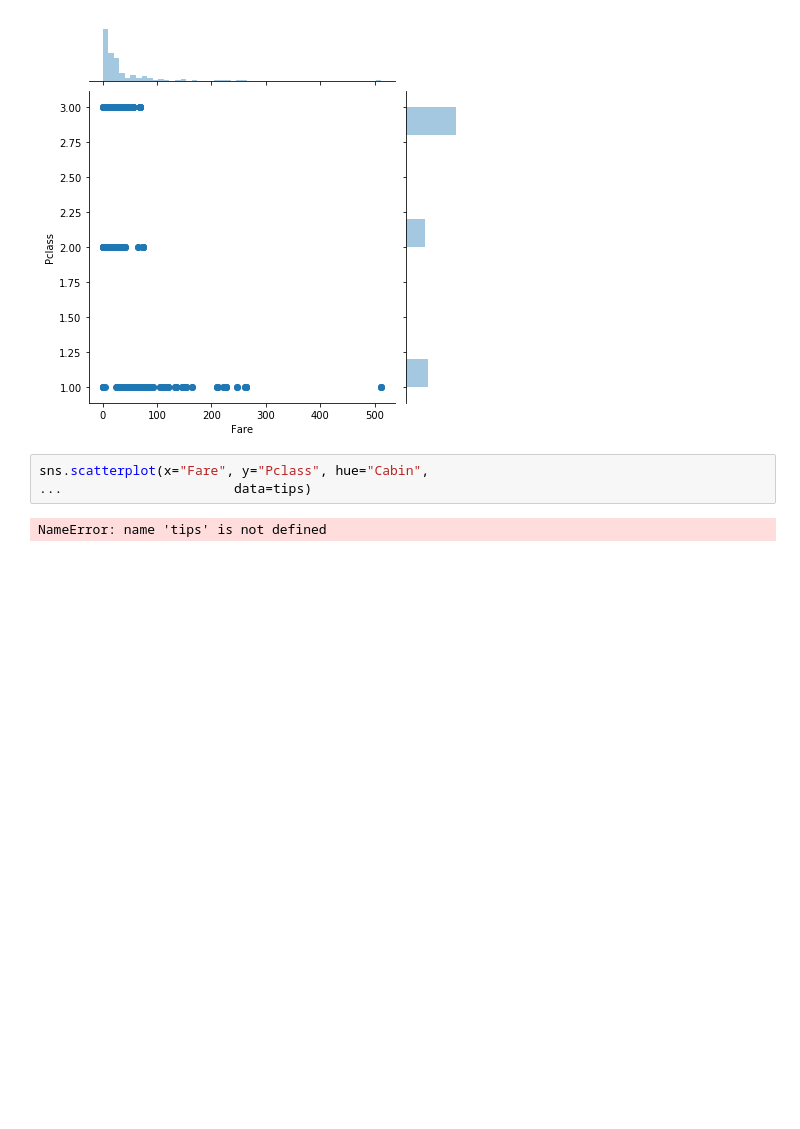
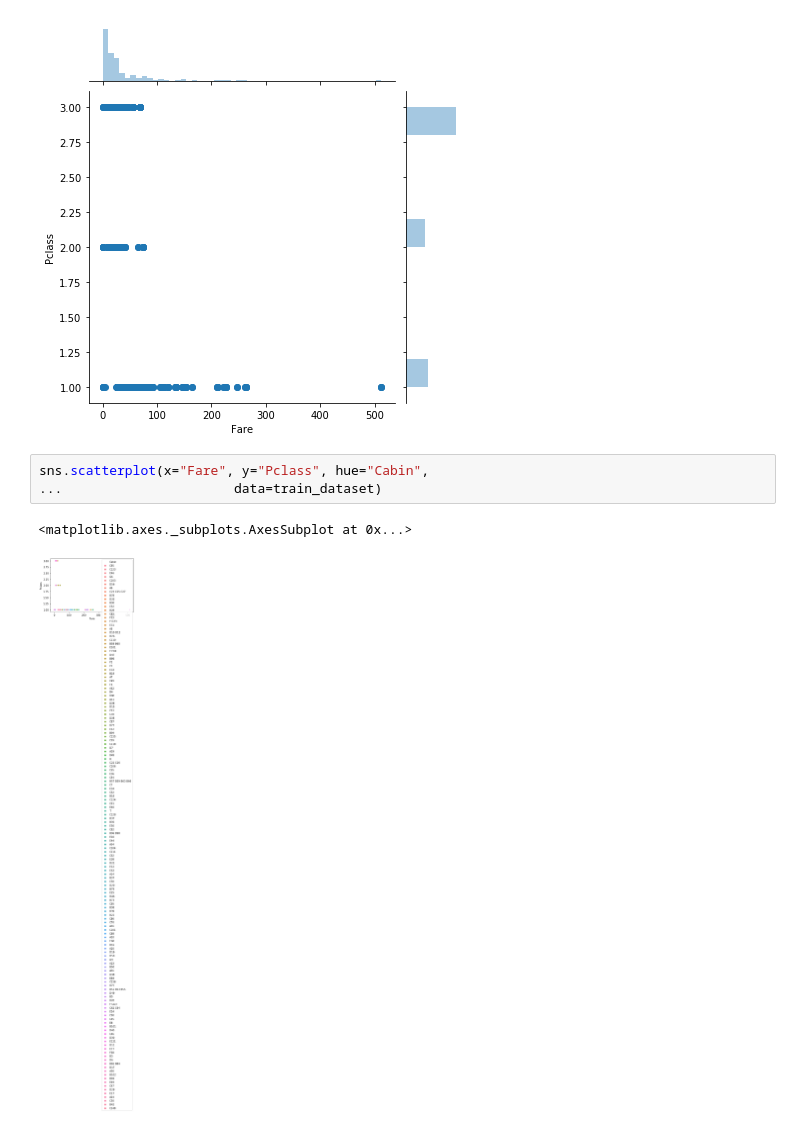
Before and after one commit to beginmachinelearning/deep_learning, a Jupyter notebook: practice_exercises/titanic_kaggle/titanic_classification_keras.ipynb, the cells around one changed output. Saved outputs shown, nothing was run; the diff lists cells and outputs as text; blank space fills up the shorter version.

```diff
--- a/practice_exercises/titanic_kaggle/titanic_classification_keras.ipynb
+++ b/practice_exercises/titanic_kaggle/titanic_classification_keras.ipynb
@@ -70,6 +70,7 @@ sns.jointplot(train_dataset['Fare'], train_dataset['Pclass'])
 [figure]
 # %%
 sns.scatterplot(x="Fare", y="Pclass", hue="Cabin",
-...                      data=tips)
+...                      data=train_dataset)
 # %% [output]
-NameError: name 'tips' is not defined
+<matplotlib.axes._subplots.AxesSubplot at 0x...>
+[figure, added]
```
